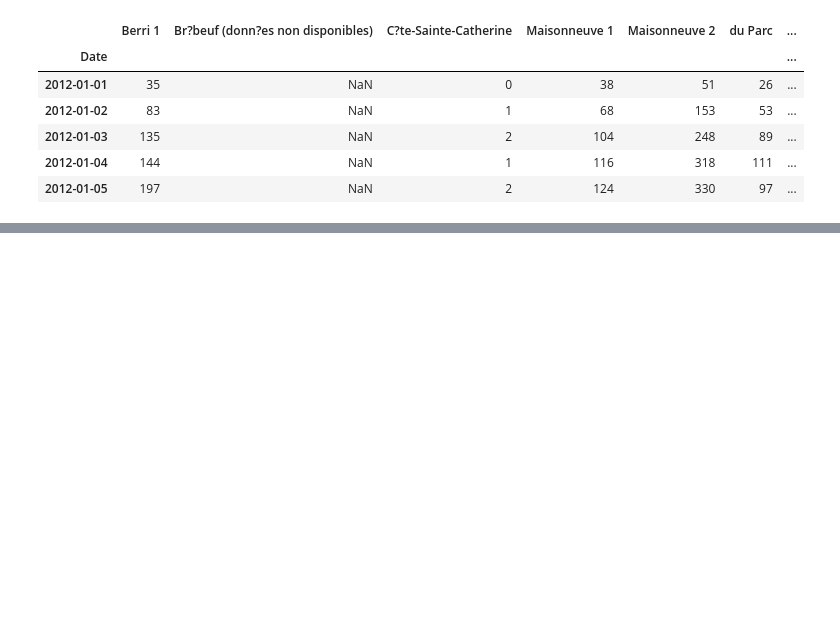
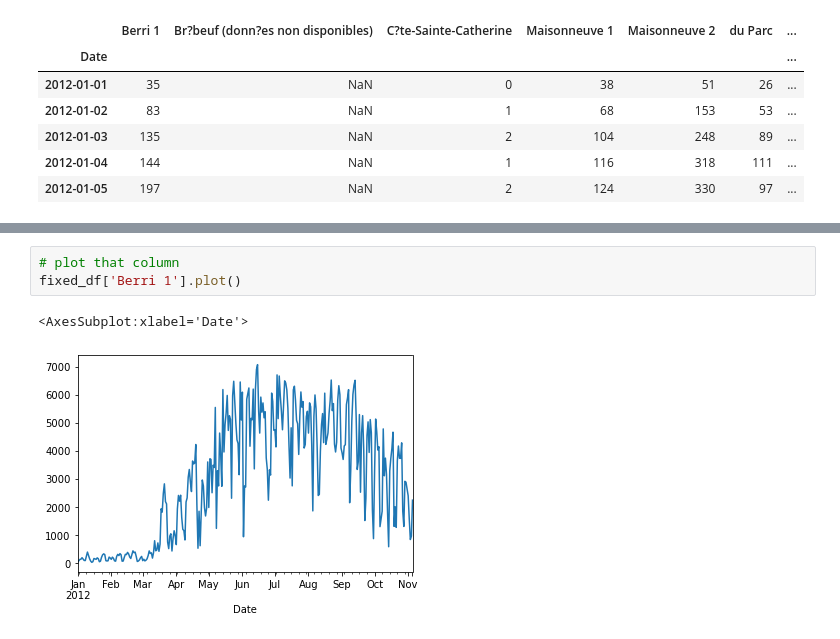
Before and after one commit to aa-ag/pcb, a Jupyter notebook: 1.READING_FROM_A_CSV.ipynb, the cells around one changed output, grey strips where cells are left out. Saved outputs shown, nothing was run; the diff lists cells and outputs as text; blank space fills up the shorter version.

Commit message:
added column slicing and plotting using plot builtin function

```diff
--- a/1.READING_FROM_A_CSV.ipynb
+++ b/1.READING_FROM_A_CSV.ipynb
@@ -28,0 +49,6 @@ fixed_df.head()
+# %%
+# plot that column
+fixed_df['Berri 1'].plot()
+# %% [output]
+<AxesSubplot:xlabel='Date'>
+[figure, added]
```
Also changed, not shown: parts of 2 cells of this notebook.
